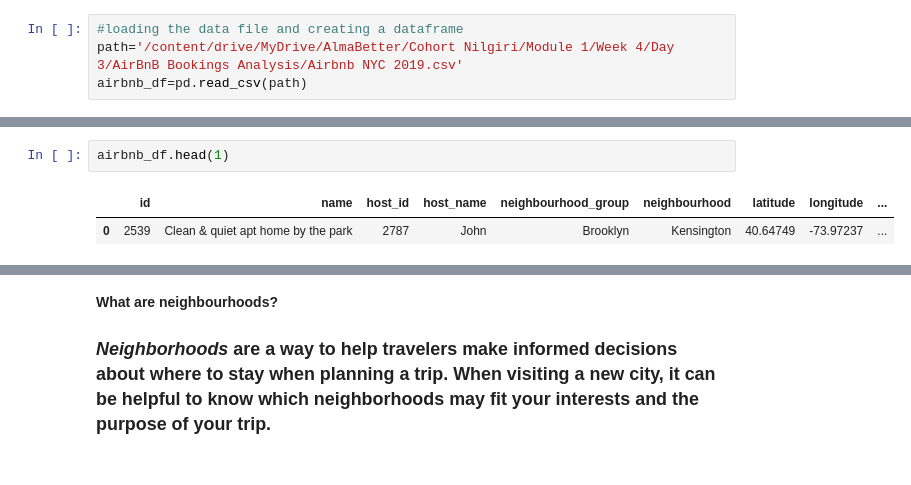
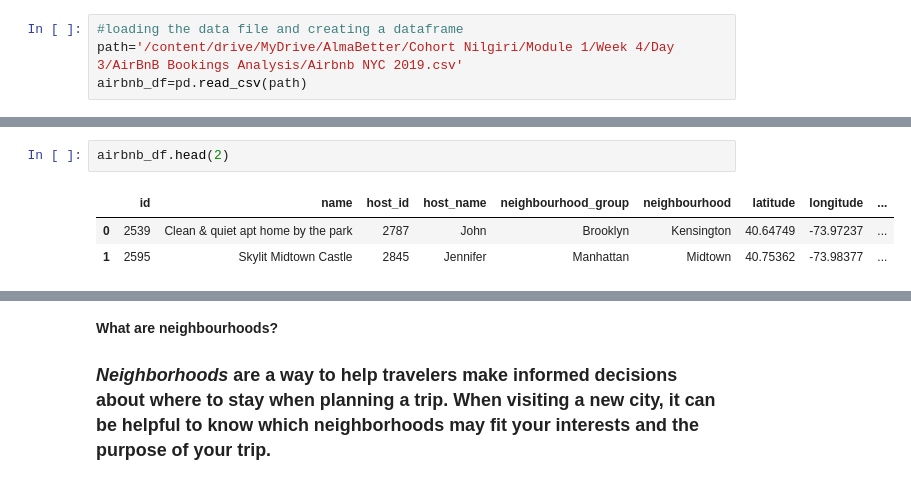
Before and after one commit to BhanuPShahi/Airbnb-Bookings-Analysis, a Jupyter notebook: Bhanu_Pratap_Shahi_24_02_2021_[ABTN0101]_AirBnB_Bookings_Analysis.ipynb, the cells around one changed output, grey strips where cells are left out. Drawn from its saved outputs; the diff is of its cells as text.

```diff
--- a/Bhanu_Pratap_Shahi_24_02_2021_[ABTN0101]_AirBnB_Bookings_Analysis.ipynb
+++ b/Bhanu_Pratap_Shahi_24_02_2021_[ABTN0101]_AirBnB_Bookings_Analysis.ipynb
@@ -38,5 +77,6 @@ airbnb_df=pd.read_csv(path)
 # %%
-airbnb_df.head(1)
+airbnb_df.head(2)
 # %% [output]
 |  | id | name | host_id | host_name | neighbourhood_group | neighbourhood | latitude | longitude | ... |
 | 0 | 2539 | Clean & quiet apt home by the park | 2787 | John | Brooklyn | Kensington | 40.64749 | -73.97237 | ... |
+| 1 | 2595 | Skylit Midtown Castle | 2845 | Jennifer | Manhattan | Midtown | 40.75362 | -73.98377 | ... |
```
Also changed, not shown: parts of 46 cells of this notebook.
